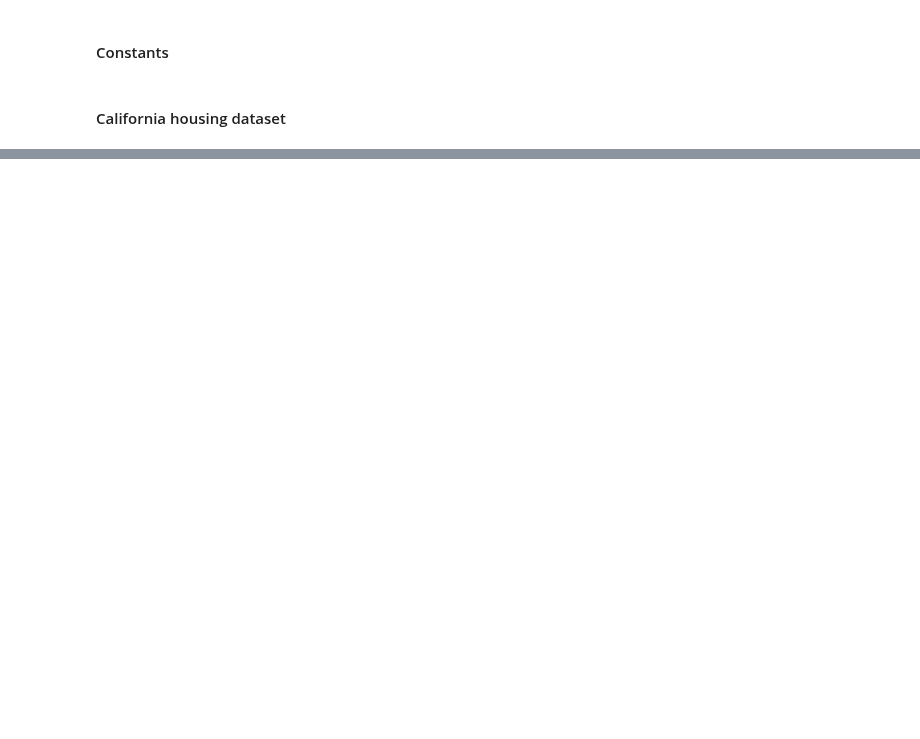
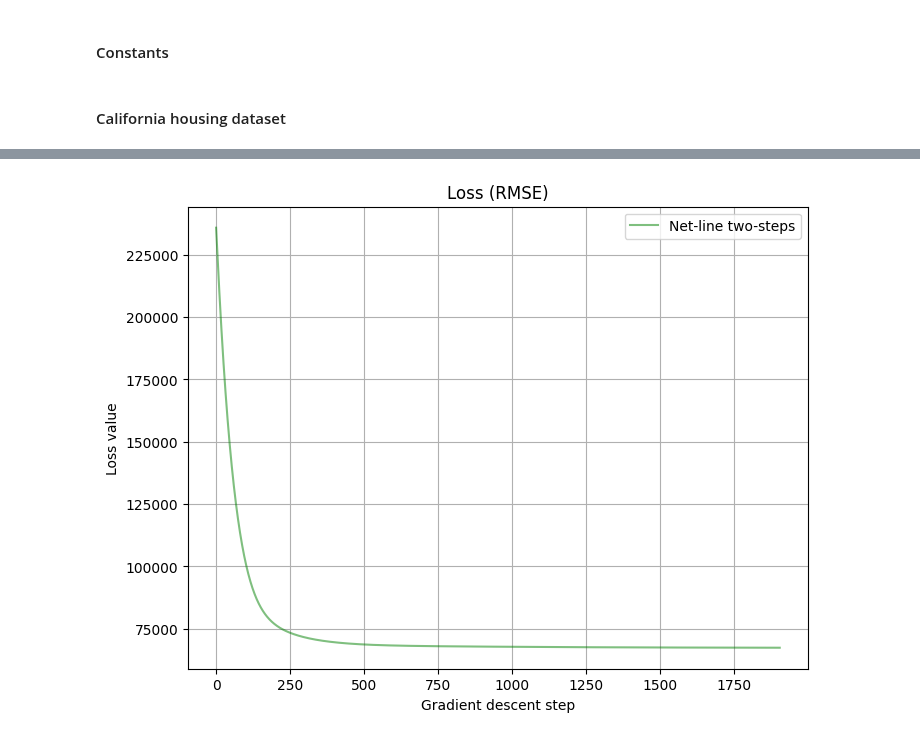
Before and after one commit to vkmbox/adaptive_stepsize, a Jupyter notebook: california_housing_regression.ipynb, the cells around one changed output, grey strips where cells are left out. Cells and saved outputs as stored; diff of their text form; code cells hidden in the pictures; blank space fills up the shorter version.

Commit message:
DEV: regression extended

```diff
--- a/california_housing_regression.ipynb
+++ b/california_housing_regression.ipynb
@@ -36,7 +37,7 @@ DEVICE = torch.device('cuda:0' if torch.cuda.is_available() else 'cpu')
 
 slope_plus, slope_minus=1.0, 0.0
 
-#EXPERIMENTS = 3 #10
+EXPERIMENTS = 10
 #EPOCHS_PER_EXPERIMENT = 30
 #DATASET_PATH = "./datasets"
 # %% [markdown]
@@ -145,19 +93 @@ def print_loss():
     plt.show()
-# %%
-def rmse_validation():
-    with torch.no_grad():
-        net_predictions= net_regression.forward(X_test_prepared_tn)
-        return np.sqrt(mean_squared_error(Y_test, torch.squeeze(net_predictions).cpu().numpy()))
-        #print("rmse for linear regression={}".format(net_rmse))
-
-rmse_prev, rmse_next = 1e10, rmse_validation()
-
-while (rmse_prev - rmse_next)/rmse_next > 1e-6:
-    rmse_prev = rmse_next
-    step_result = opt_regression.step(Y_train_tn, X_train_prepared_tn, momentum=0.0)
-    rmse_next = rmse_validation()
-    HISTORY_PARAMS['test_loss'].append(rmse_next)
-    if len(HISTORY_PARAMS['test_loss']) % 250 == 0:
-        print_loss()
-
-print_loss()
@@ -169,0 +96,75 @@ rmse for linear regression=66839.84683910031
+# %%
+def rmse_netline_validation(net_regression, X_test_prepared_tn, Y_test):
+    with torch.no_grad():
+        net_predictions= net_regression.forward(X_test_prepared_tn)
+        return np.sqrt(mean_squared_error(Y_test, torch.squeeze(net_predictions).cpu().numpy()))
+
+RMSE_VALUES = collections.defaultdict(list)
+
+for _ in range(EXPERIMENTS):
+    split= StratifiedShuffleSplit(n_splits=1,test_size=0.2) #,random_state=42
+    for train_idx,test_idx in split.split(housing,housing["income_cat"]):
+        strat_train_set = housing.loc[train_idx]
+        strat_test_set = housing.loc[test_idx]
+
+    temp = (strat_train_set, strat_test_set)
+    for ii in temp:
+        ii.drop(["income_cat"],axis=1,inplace=True)
+
+    Y_train=strat_train_set["median_house_value"].copy()
+    X_train=strat_train_set.drop("median_house_value",axis=1)
+    X_train_prepared = full_pipeline.fit_transform(X_train)
+
+    Y_test= strat_test_set["median_house_value"].copy()
+    X_test= strat_test_set.drop("median_house_value",axis=1)
+    X_test_prepared = full_pipeline.transform(X_test)
+
+    #Train with linear regression, MSE value on test set is estimited
+    lin_reg=LinearRegression()
+    lin_reg.fit(X_train_prepared,Y_train)
+    lin_predictions= lin_reg.predict(X_test_prepared)
+    lin_rmse= np.sqrt(mean_squared_error(Y_test,lin_predictions))
+    RMSE_VALUES["Linear"].append(lin_rmse)
+
+    #Train with random forest regressor, MSE value on test set is estimited
+    forest_reg = RandomForestRegressor(bootstrap=False, max_features=4, n_estimators=10)
+    forest_reg.fit(X_train_prepared,Y_train)
+    forest_predictions= forest_reg.predict(X_test_prepared)
+    forest_rmse= np.sqrt(mean_squared_error(Y_test, forest_predictions))
+    RMSE_VALUES["Forest"].append(forest_rmse)
+
+    #Train with two-step algorithm
+    X_train_prepared_tn = torch.from_numpy(X_train_prepared).float().to(DEVICE)
+    Y_train_tn = torch.from_numpy(Y_train.to_numpy()).float().to(DEVICE)[:, None]
+    X_test_prepared_tn = torch.from_numpy(X_test_prepared).float().to(DEVICE)
+
+    #Weights distribution variances are set as in (5.67)
+    cb, cw = 0, 2.0/(slope_plus**2.0 + slope_minus**2.0)
+
+    net_regression = RegressionReLU(input_dim=16, output_dim=OUTPUT_DIM)
+    net_regression.set_slopes(slope_plus, slope_minus)
+    net_regression.init_weights(cb, cw)
+    net_regression.to(DEVICE)
+
+    meta = MetaData(batch_size = Y_train.size, output_dim=OUTPUT_DIM, device=DEVICE)
+    opt_regression = NetLineStepProcessorMSE(net_regression, nn.MSELoss(), meta, DEVICE)
+    opt_regression.eta0 = 0.0001
+    opt_regression.alpha = 1/Y_train.size
+    opt_regression.beta = 1e-6
+
+    HISTORY_PARAMS = collections.defaultdict(list)
+    rmse_prev, rmse_next = 1e10, rmse_netline_validation(net_regression, X_test_prepared_tn, Y_test)
+
+    while (rmse_prev - rmse_next)/rmse_next > 1e-6:
+        rmse_prev = rmse_next
+        step_result = opt_regression.step(Y_train_tn, X_train_prepared_tn, momentum=0.0)
+        rmse_next = rmse_netline_validation(net_regression, X_test_prepared_tn, Y_test)
+        HISTORY_PARAMS['test_loss'].append(rmse_next)
+        if len(HISTORY_PARAMS['test_loss']) % 250 == 0:
+            print_loss(HISTORY_PARAMS)
+    print_loss(HISTORY_PARAMS)
+    RMSE_VALUES["NetLine"].append(rmse_next)
+
+    print("RMSE values: Linear ={}, NetLine={}, RandomForest={}".format(lin_rmse, rmse_next, forest_rmse))
+# %% [output]
+[figure, added]
```
Also changed, not shown: parts of 18 cells of this notebook, 1 other file.
